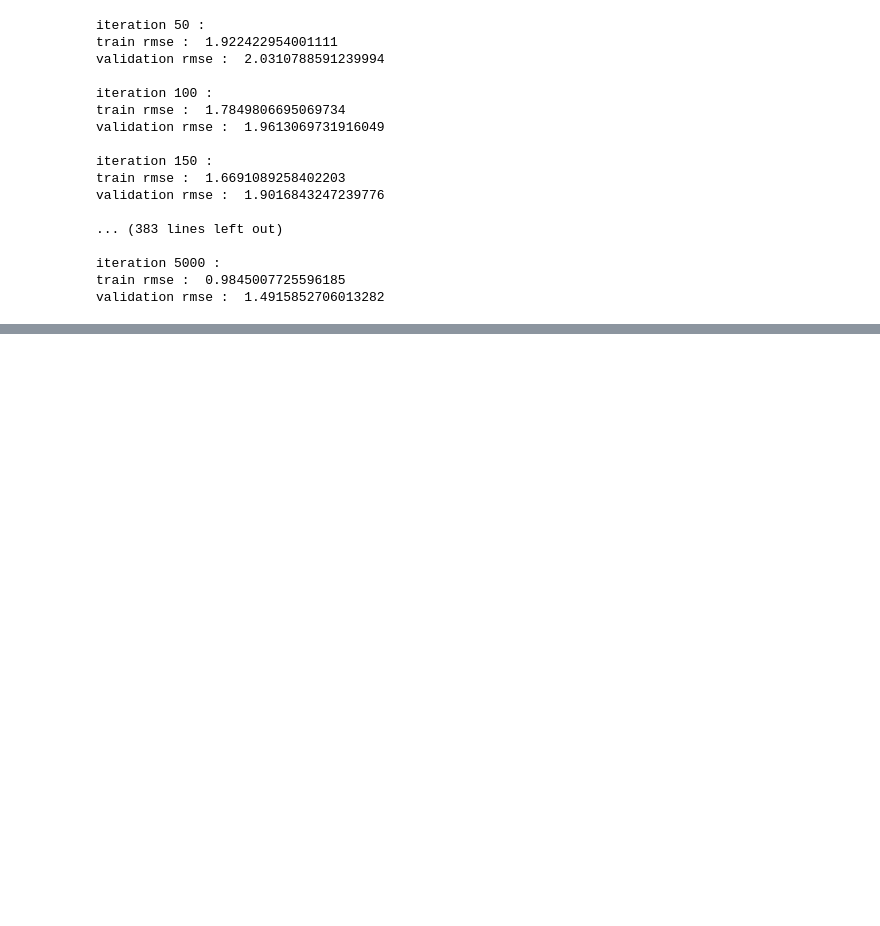
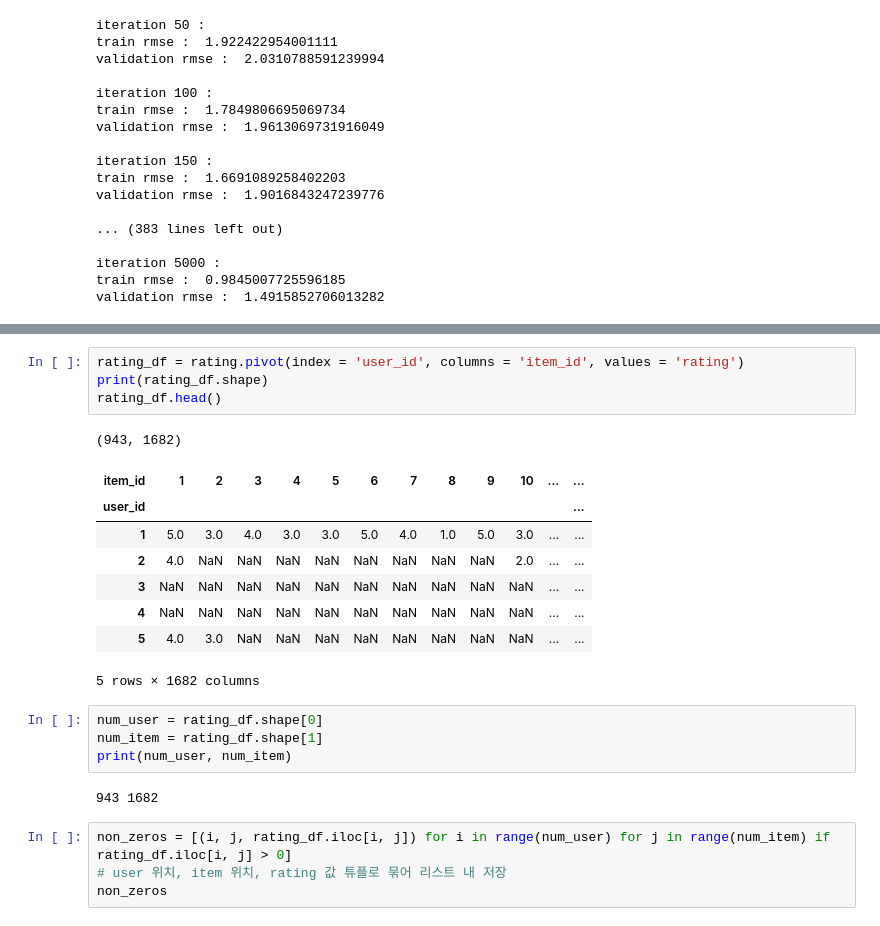
Before and after one commit to CP2J/cp2j, a Jupyter notebook: Recsys_MF_SGD.ipynb, the cells around one changed output, grey strips where cells are left out. Drawn from its saved outputs; the diff is of its cells as text; blank space fills up the shorter version.

```diff
--- a/Recsys_MF_SGD.ipynb
+++ b/Recsys_MF_SGD.ipynb
@@ -239,0 +236,24 @@ validation rmse :  1.4915852706013282
+# %%
+rating_df = rating.pivot(index = 'user_id', columns = 'item_id', values = 'rating')
+print(rating_df.shape)
+rating_df.head()
+# %% [output]
+(943, 1682)
+| item_id | 1 | 2 | 3 | 4 | 5 | 6 | 7 | 8 | 9 | 10 | ... | ... |
+| user_id |  |  |  |  |  |  |  |  |  |  |  | ... |
+| 1 | 5.0 | 3.0 | 4.0 | 3.0 | 3.0 | 5.0 | 4.0 | 1.0 | 5.0 | 3.0 | ... | ... |
+| 2 | 4.0 | NaN | NaN | NaN | NaN | NaN | NaN | NaN | NaN | 2.0 | ... | ... |
+| 3 | NaN | NaN | NaN | NaN | NaN | NaN | NaN | NaN | NaN | NaN | ... | ... |
+| 4 | NaN | NaN | NaN | NaN | NaN | NaN | NaN | NaN | NaN | NaN | ... | ... |
+| 5 | 4.0 | 3.0 | NaN | NaN | NaN | NaN | NaN | NaN | NaN | NaN | ... | ... |
+5 rows × 1682 columns
+# %%
+num_user = rating_df.shape[0]
+num_item = rating_df.shape[1]
+print(num_user, num_item)
+# %% [output]
+943 1682
+# %%
+non_zeros = [(i, j, rating_df.iloc[i, j]) for i in range(num_user) for j in range(num_item) if rating_df.iloc[i, j] > 0]
+# user 위치, item 위치, rating 값 튜플로 묶어 리스트 내 저장
+non_zeros
```
Also changed, not shown: parts of 12 cells of this notebook.
